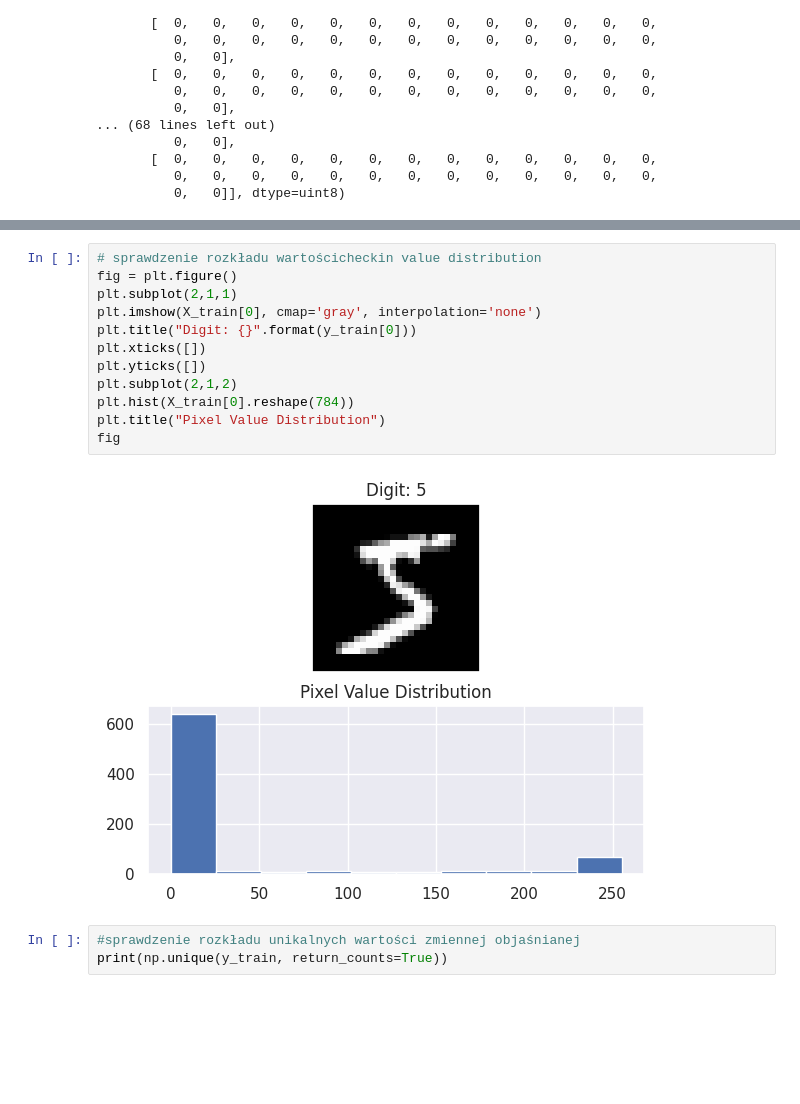
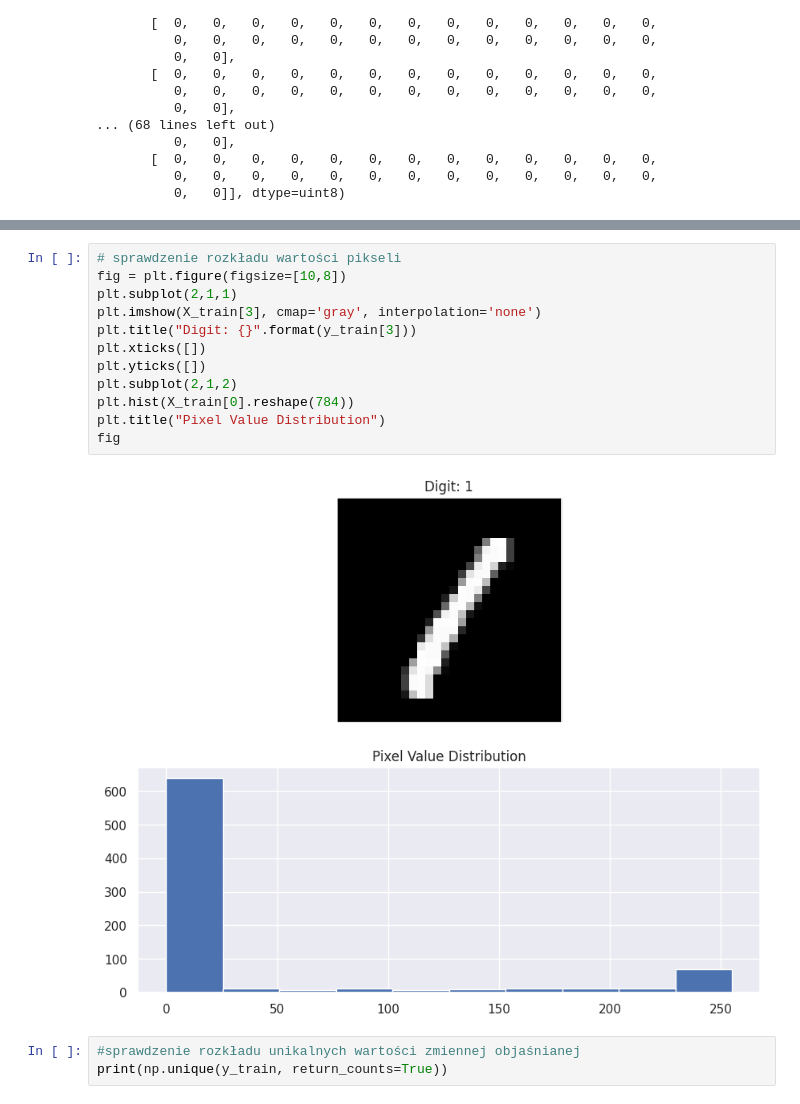
Before and after one commit to adalbertii/Modele---klasyfikacyjne, a Jupyter notebook: digit_recognition_case.ipynb, the cells around one changed output, grey strips where cells are left out. Drawn from its saved outputs; the diff is of its cells as text; blank space fills up the shorter version.

```diff
--- a/digit_recognition_case.ipynb
+++ b/digit_recognition_case.ipynb
@@ -72,19 +70,19 @@ fig
 # %% [output]
 [figure]
 # %%
-# sprawdzenie rozkładu wartościcheckin value distribution
-fig = plt.figure()
+# sprawdzenie rozkładu wartości pikseli
+fig = plt.figure(figsize=[10,8])
 plt.subplot(2,1,1)
-plt.imshow(X_train[0], cmap='gray', interpolation='none')
-plt.title("Digit: {}".format(y_train[0]))
+plt.imshow(X_train[3], cmap='gray', interpolation='none')
+plt.title("Digit: {}".format(y_train[3]))
 plt.xticks([])
 plt.yticks([])
 plt.subplot(2,1,2)
 plt.hist(X_train[0].reshape(784))
 plt.title("Pixel Value Distribution")
 fig
 # %% [output]
-[figure, old version]
+[figure, new version]
 # %%
 #sprawdzenie rozkładu unikalnych wartości zmiennej objaśnianej
 print(np.unique(y_train, return_counts=True))
```
Also changed, not shown: parts of 18 cells of this notebook.
